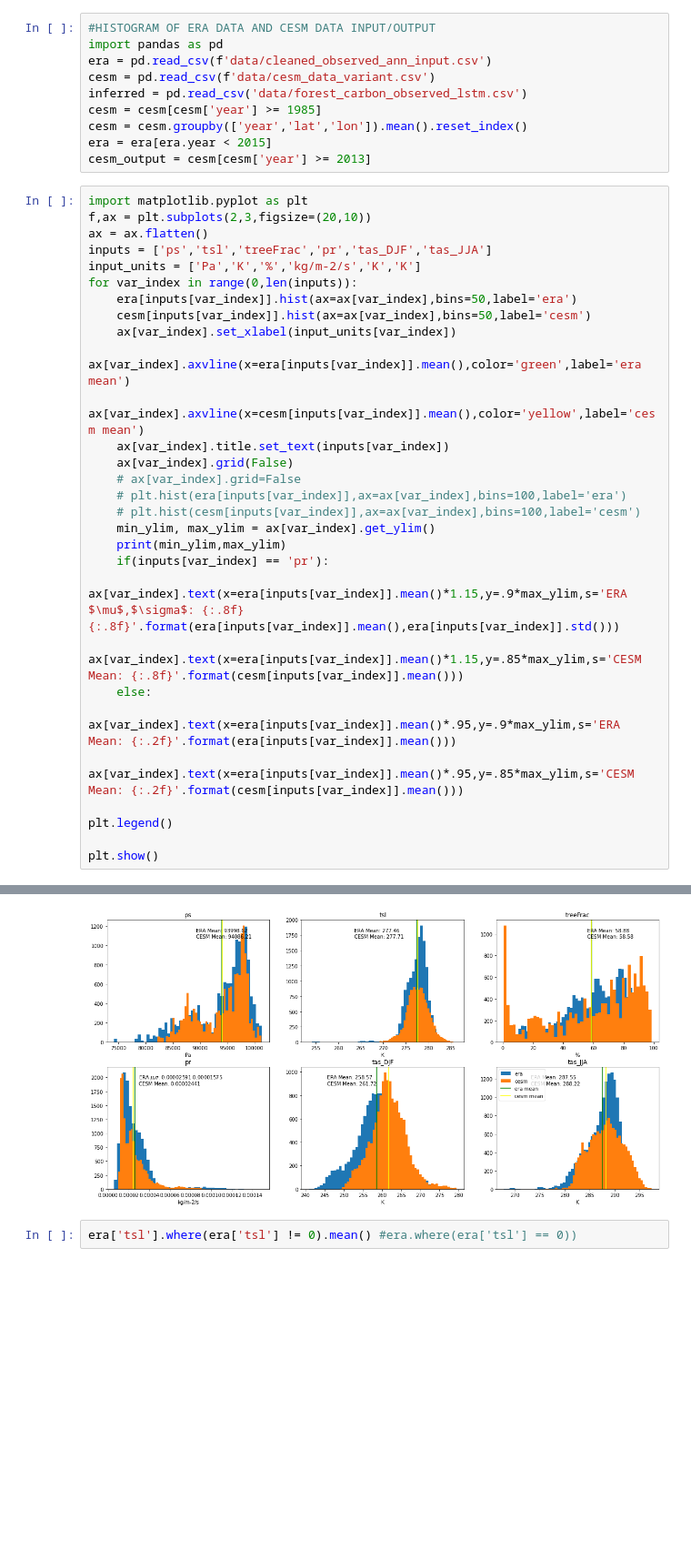
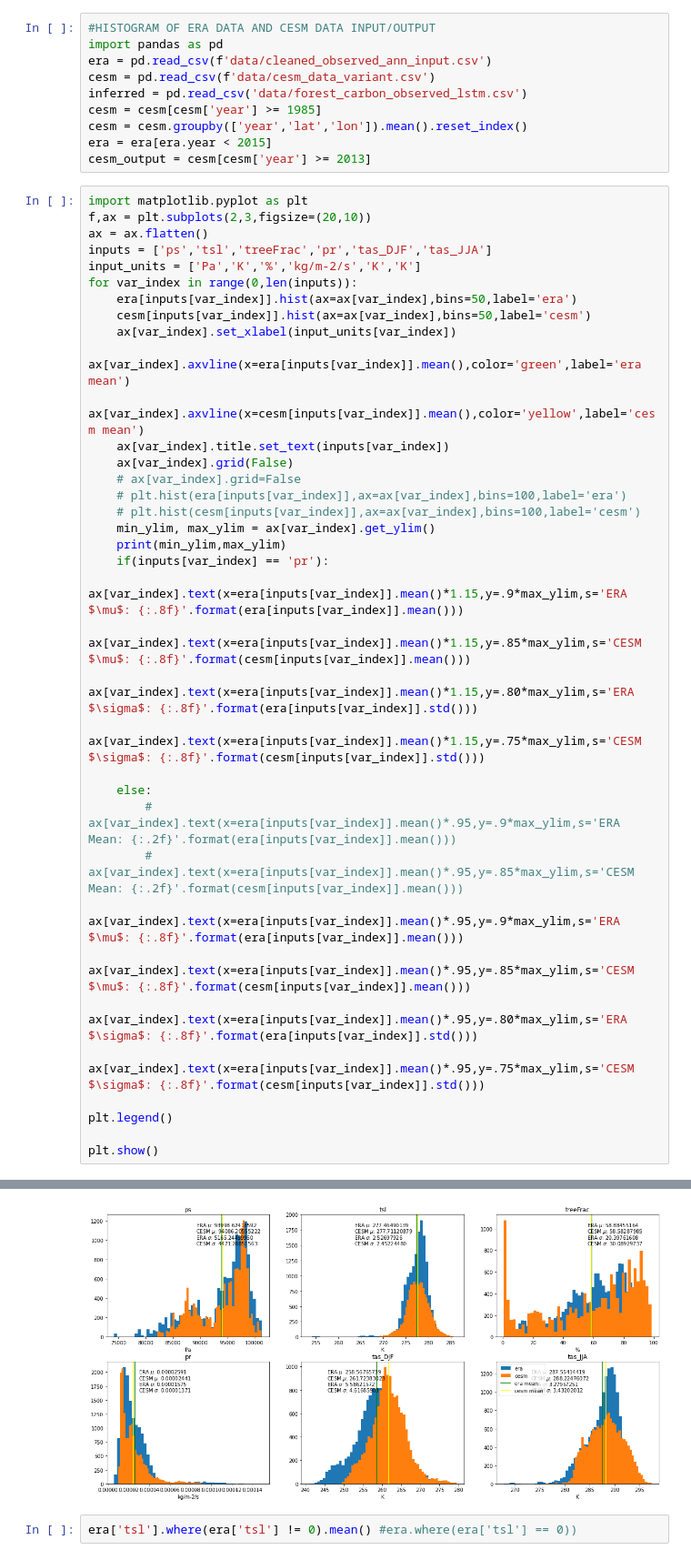
Before and after one commit to grahamclyne/thesis, a Jupyter notebook: variable_distribution_plots.ipynb, the cells around one changed output, grey strips where cells are left out. Shown at 91% size. Drawn from its saved outputs; the diff is of its cells as text; blank space fills up the shorter version.

```diff
--- a/variable_distribution_plots.ipynb
+++ b/variable_distribution_plots.ipynb
@@ -13,38 +13,45 @@ import matplotlib.pyplot as plt
 f,ax = plt.subplots(2,3,figsize=(20,10))
 ax = ax.flatten()
 inputs = ['ps','tsl','treeFrac','pr','tas_DJF','tas_JJA']
 input_units = ['Pa','K','%','kg/m-2/s','K','K']
 for var_index in range(0,len(inputs)):
     era[inputs[var_index]].hist(ax=ax[var_index],bins=50,label='era')
     cesm[inputs[var_index]].hist(ax=ax[var_index],bins=50,label='cesm')
     ax[var_index].set_xlabel(input_units[var_index])
     ax[var_index].axvline(x=era[inputs[var_index]].mean(),color='green',label='era mean')
     ax[var_index].axvline(x=cesm[inputs[var_index]].mean(),color='yellow',label='cesm mean')
     ax[var_index].title.set_text(inputs[var_index])
     ax[var_index].grid(False)
     # ax[var_index].grid=False
     # plt.hist(era[inputs[var_index]],ax=ax[var_index],bins=100,label='era')
     # plt.hist(cesm[inputs[var_index]],ax=ax[var_index],bins=100,label='cesm')
     min_ylim, max_ylim = ax[var_index].get_ylim()
     print(min_ylim,max_ylim)
     if(inputs[var_index] == 'pr'):
-        ax[var_index].text(x=era[inputs[var_index]].mean()*1.15,y=.9*max_ylim,s='ERA $\mu$,$\sigma$: {:.8f} {:.8f}'.format(era[inputs[var_index]].mean(),era[inputs[var_index]].std()))
-        ax[var_index].text(x=era[inputs[var_index]].mean()*1.15,y=.85*max_ylim,s='CESM Mean: {:.8f}'.format(cesm[inputs[var_index]].mean()))
+        ax[var_index].text(x=era[inputs[var_index]].mean()*1.15,y=.9*max_ylim,s='ERA $\mu$: {:.8f}'.format(era[inputs[var_index]].mean()))
+        ax[var_index].text(x=era[inputs[var_index]].mean()*1.15,y=.85*max_ylim,s='CESM $\mu$: {:.8f}'.format(cesm[inputs[var_index]].mean()))
+        ax[var_index].text(x=era[inputs[var_index]].mean()*1.15,y=.80*max_ylim,s='ERA $\sigma$: {:.8f}'.format(era[inputs[var_index]].std()))
+        ax[var_index].text(x=era[inputs[var_index]].mean()*1.15,y=.75*max_ylim,s='CESM $\sigma$: {:.8f}'.format(cesm[inputs[var_index]].std()))
+
     else:
-        ax[var_index].text(x=era[inputs[var_index]].mean()*.95,y=.9*max_ylim,s='ERA Mean: {:.2f}'.format(era[inputs[var_index]].mean()))
-        ax[var_index].text(x=era[inputs[var_index]].mean()*.95,y=.85*max_ylim,s='CESM Mean: {:.2f}'.format(cesm[inputs[var_index]].mean()))
+        # ax[var_index].text(x=era[inputs[var_index]].mean()*.95,y=.9*max_ylim,s='ERA Mean: {:.2f}'.format(era[inputs[var_index]].mean()))
+        # ax[var_index].text(x=era[inputs[var_index]].mean()*.95,y=.85*max_ylim,s='CESM Mean: {:.2f}'.format(cesm[inputs[var_index]].mean()))
+        ax[var_index].text(x=era[inputs[var_index]].mean()*.95,y=.9*max_ylim,s='ERA $\mu$: {:.8f}'.format(era[inputs[var_index]].mean()))
+        ax[var_index].text(x=era[inputs[var_index]].mean()*.95,y=.85*max_ylim,s='CESM $\mu$: {:.8f}'.format(cesm[inputs[var_index]].mean()))
+        ax[var_index].text(x=era[inputs[var_index]].mean()*.95,y=.80*max_ylim,s='ERA $\sigma$: {:.8f}'.format(era[inputs[var_index]].std()))
+        ax[var_index].text(x=era[inputs[var_index]].mean()*.95,y=.75*max_ylim,s='CESM $\sigma$: {:.8f}'.format(cesm[inputs[var_index]].std()))
 
 plt.legend()
 
 plt.show()
 # %% [output]
 0.0 1263.15
 0.0 2002.35
 0.0 1130.85
 0.0 2192.4
 0.0 1044.75
 0.0 1332.45
-[figure, old version]
+[figure, new version]
 # %%
 era['tsl'].where(era['tsl'] != 0).mean() #era.where(era['tsl'] == 0))
 # %% [output]
```
Also changed, not shown: parts of 3 cells of this notebook, 18 other files.
